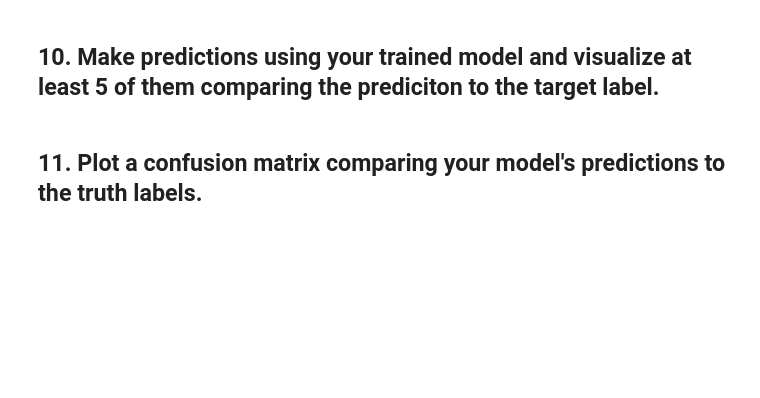
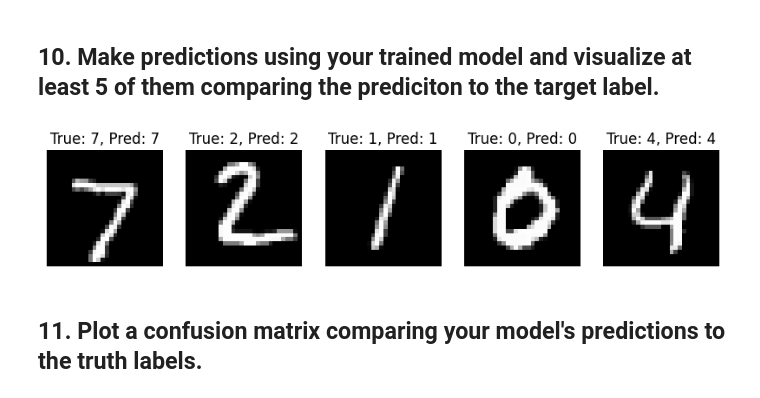
Before and after one commit to Ouzr0107/pytorch_ex, a Jupyter notebook: extras/exercises/03_pytorch_computer_vision_exercises.ipynb, the cells around one changed output. Cells and saved outputs as stored; diff of their text form; code cells hidden in the pictures; blank space fills up the shorter version.

```diff
--- a/extras/exercises/03_pytorch_computer_vision_exercises.ipynb
+++ b/extras/exercises/03_pytorch_computer_vision_exercises.ipynb
@@ -82,4 +298,22 @@ device
 # %% [markdown]
 ## 10. Make predictions using your trained model and visualize at least 5 of them comparing the prediciton to the target label.
+# %%
+plt.figure(figsize=(10, 10))
+
+for i, sample in enumerate(test_data):
+    if i == 5:
+        break
+    X, y = sample[0].unsqueeze(0).to(device), sample[1]
+    model_2.eval()
+    with torch.inference_mode():
+        pred = model_2(X)
+        pred_label = pred.argmax(dim=1).item()
+
+    plt.subplot(1, 5, i + 1)
+    plt.imshow(sample[0].squeeze(), cmap='gray')
+    plt.title(f'True: {y}, Pred: {pred_label}')
+    plt.axis('off')
+# %% [output]
+[figure, added]
 # %% [markdown]
 ## 11. Plot a confusion matrix comparing your model's predictions to the truth labels.
```
Also changed, not shown: parts of 7 cells of this notebook.
